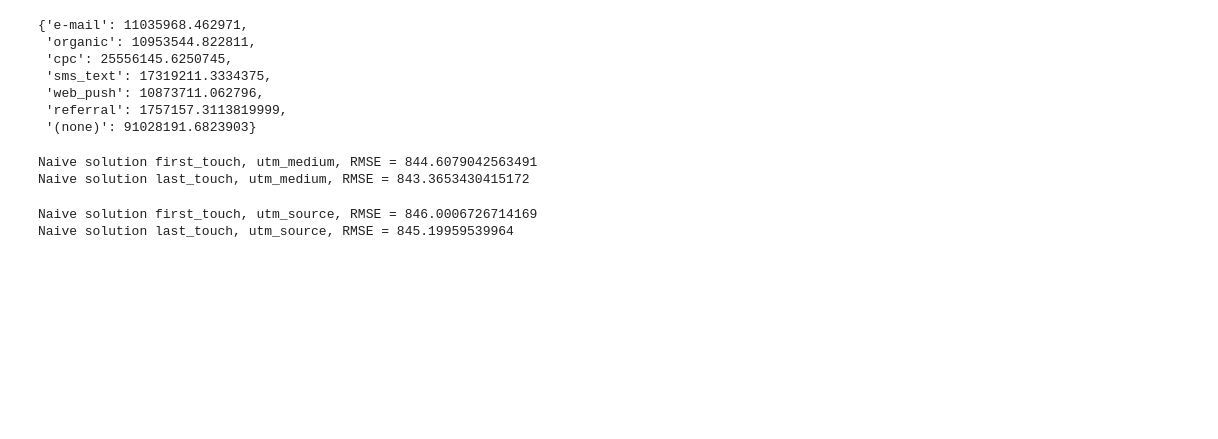
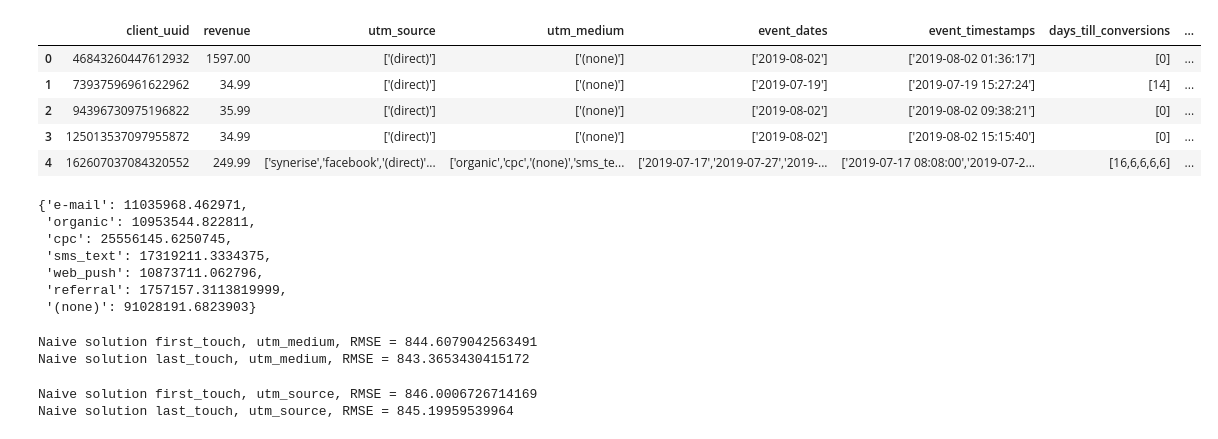
Before and after one commit to wiktor779/Attributions, a Jupyter notebook: notebooks/20200920wiktor779_model_first_and_last_touch.ipynb, the cells around one changed output. Drawn from its saved outputs; the diff is of its cells as text; code cells hidden in the pictures; blank space fills up the shorter version.

```diff
--- a/notebooks/20200920wiktor779_model_first_and_last_touch.ipynb
+++ b/notebooks/20200920wiktor779_model_first_and_last_touch.ipynb
@@ -11,3 +85,12 @@ df = transform_utm_columns_into_list_of_strings(df)
+# %%
+df.head()
+# %% [output]
+|  | client_uuid | revenue | utm_source | utm_medium | event_dates | event_timestamps | days_till_conversions | ... |
+| 0 | 46843260447612932 | 1597.00 | ['(direct)'] | ['(none)'] | ['2019-08-02'] | ['2019-08-02 01:36:17'] | [0] | ... |
+| 1 | 73937596961622962 | 34.99 | ['(direct)'] | ['(none)'] | ['2019-07-19'] | ['2019-07-19 15:27:24'] | [14] | ... |
+| 2 | 94396730975196822 | 35.99 | ['(direct)'] | ['(none)'] | ['2019-08-02'] | ['2019-08-02 09:38:21'] | [0] | ... |
+| 3 | 125013537097955872 | 34.99 | ['(direct)'] | ['(none)'] | ['2019-08-02'] | ['2019-08-02 15:15:40'] | [0] | ... |
+| 4 | 162607037084320552 | 249.99 | ['synerise','facebook','(direct)'... | ['organic','cpc','(none)','sms_te... | ['2019-07-17','2019-07-27','2019-... | ['2019-07-17 08:08:00','2019-07-2... | [16,6,6,6,6] | ... |
 # %%
 ble = predict_channel_impact(df, 'first_touch', 'utm_medium')
 # %%
```
Also changed, not shown: parts of 12 cells of this notebook, 3 other files.
